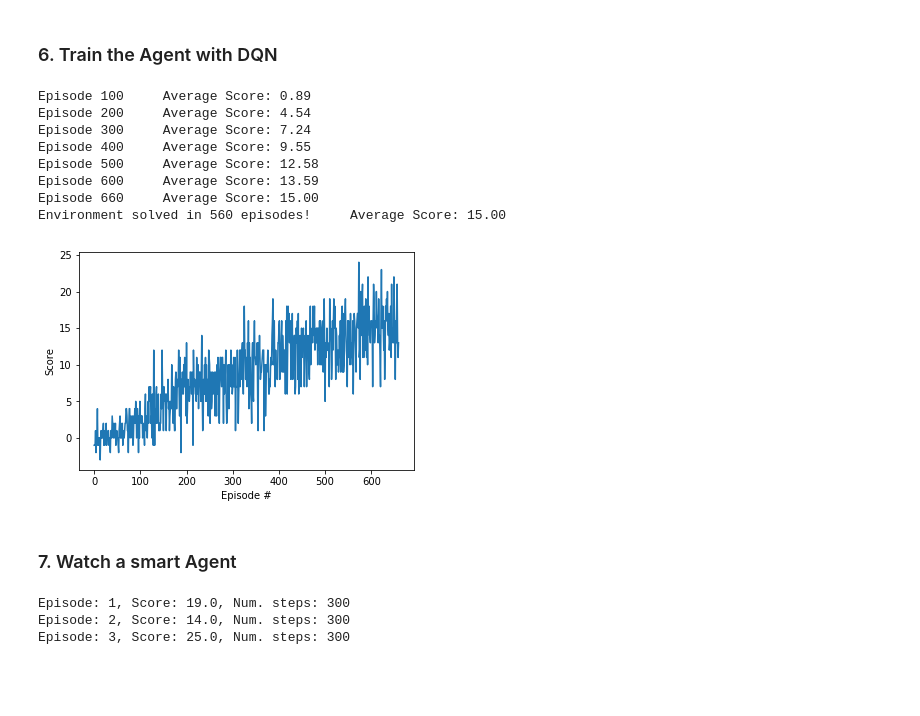
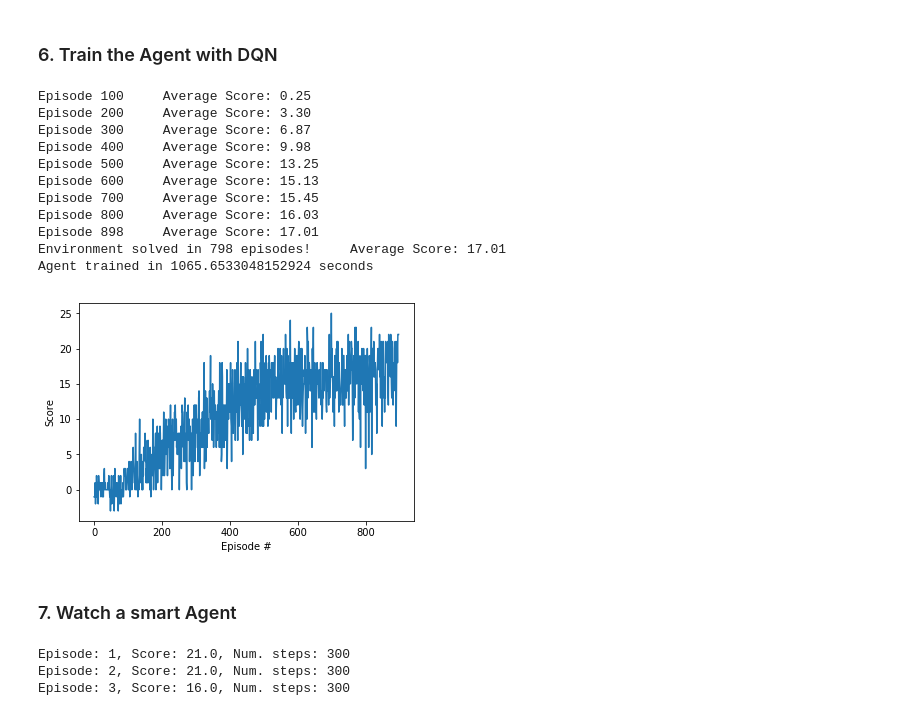
Before and after one commit to narendradp/deep-reinforcement-learning, a Jupyter notebook: p1_navigation/Navigation.ipynb, the cells around one changed output. Saved outputs shown, nothing was run; the diff lists cells and outputs as text; code cells hidden in the pictures; blank space fills up the shorter version.

```diff
--- a/p1_navigation/Navigation.ipynb
+++ b/p1_navigation/Navigation.ipynb
@@ -192,49 +193,56 @@ def dqn(n_episodes=2000, max_t=1000, eps_start=1.0, eps_end=0.01, eps_decay=0.99
             action = agent.act(state, eps)
             env_info = env.step(action)[brain_name]
             next_state = env_info.vector_observations[0]
             reward = env_info.rewards[0]
             done = env_info.local_done[0]
             agent.step(state, action, reward, next_state, done)
             state = next_state
             score += reward
             if done:
                 break
         scores_window.append(score)       # save most recent score
         scores.append(score)              # save most recent score
         eps = max(eps_end, eps_decay*eps) # decrease epsilon
         print('\rEpisode {}\tAverage Score: {:.2f}'.format(i_episode, np.mean(scores_window)), end="")
         if i_episode % 100 == 0:
             print('\rEpisode {}\tAverage Score: {:.2f}'.format(i_episode, np.mean(scores_window)))
-        if np.mean(scores_window)>=15.0:
+        if np.mean(scores_window)>=17.0:
             print('\nEnvironment solved in {:d} episodes!\tAverage Score: {:.2f}'.format(i_episode-100, np.mean(scores_window)))
-            torch.save(agent.qnetwork_local.state_dict(), 'model.pt')
+            torch.save(agent.qnetwork_local.state_dict(), 'model_dueling_ddqn.pt')
             break
     return scores
 
+start = time.time()
 scores = dqn()
+end = time.time()
+print('Agent trained in {} seconds'.format(end-start))
+
 
 # plot the scores
 fig = plt.figure()
 ax = fig.add_subplot(111)
 plt.plot(np.arange(len(scores)), scores)
 plt.ylabel('Score')
 plt.xlabel('Episode #')
 plt.show()
 # %% [output]
-Episode 100     Average Score: 0.89
-Episode 200     Average Score: 4.54
-Episode 300     Average Score: 7.24
-Episode 400     Average Score: 9.55
-Episode 500     Average Score: 12.58
-Episode 600     Average Score: 13.59
-Episode 660     Average Score: 15.00
-Environment solved in 560 episodes!     Average Score: 15.00
+Episode 100     Average Score: 0.25
+Episode 200     Average Score: 3.30
+Episode 300     Average Score: 6.87
+Episode 400     Average Score: 9.98
+Episode 500     Average Score: 13.25
+Episode 600     Average Score: 15.13
+Episode 700     Average Score: 15.45
+Episode 800     Average Score: 16.03
+Episode 898     Average Score: 17.01
+Environment solved in 798 episodes!     Average Score: 17.01
+Agent trained in 1065.6533048152924 seconds
-[figure, old version]
+[figure, new version]
 # %% [markdown]
 ### 7. Watch a smart Agent
 # %%
 # load the weights from file
-agent.qnetwork_local.load_state_dict(torch.load('model.pt'))
+agent.qnetwork_local.load_state_dict(torch.load('model_dueling_ddqn.pt'))
 
 for i in range(3):
     env_info = env.reset(train_mode=False)[brain_name]
@@ -253,8 +261,8 @@ for i in range(3):
             print("Episode: {}, Score: {}, Num. steps: {}".format(i+1, score, num_steps))
             break
 # %% [output]
-Episode: 1, Score: 19.0, Num. steps: 300
-Episode: 2, Score: 14.0, Num. steps: 300
-Episode: 3, Score: 25.0, Num. steps: 300
+Episode: 1, Score: 21.0, Num. steps: 300
+Episode: 2, Score: 21.0, Num. steps: 300
+Episode: 3, Score: 16.0, Num. steps: 300
 # %%
 env.close()
```
Also changed, not shown: parts of 2 cells of this notebook.
